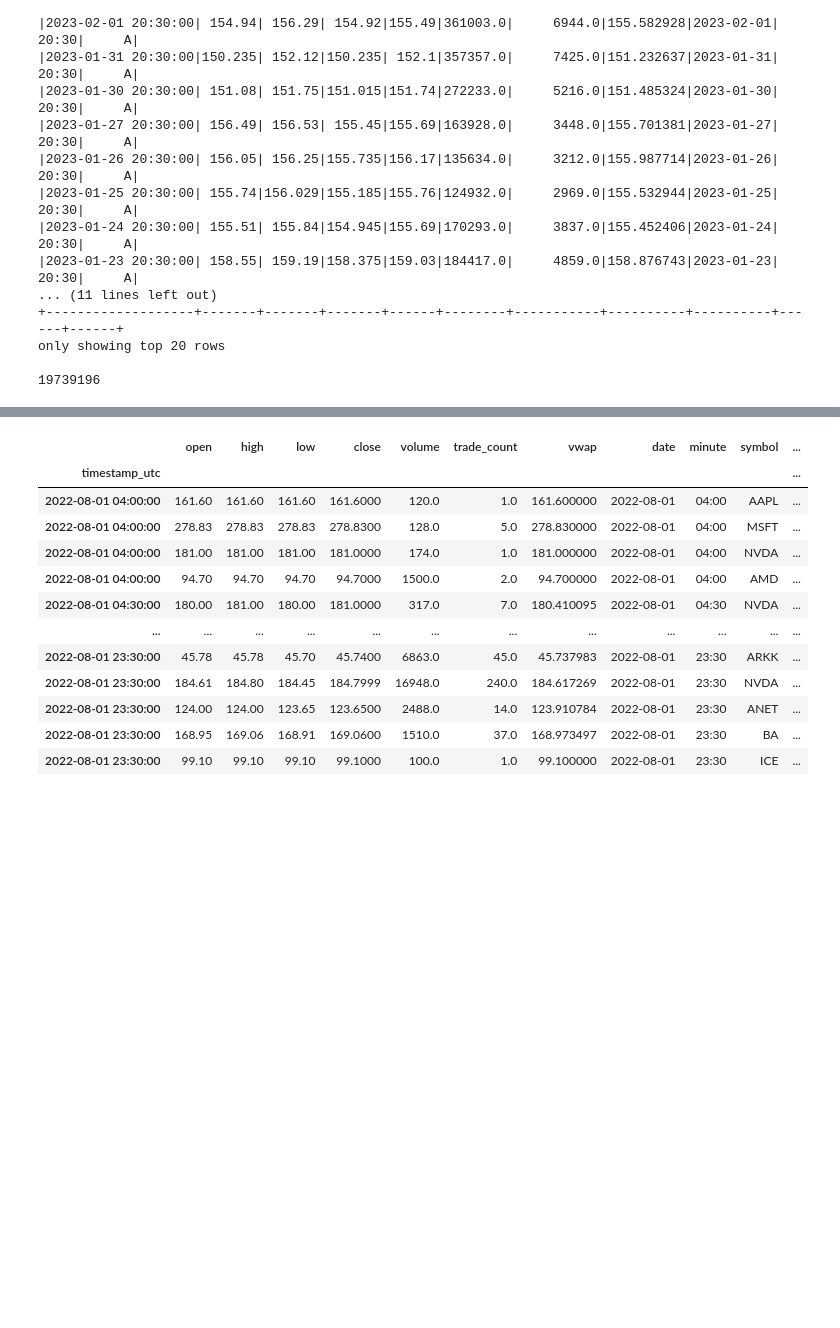
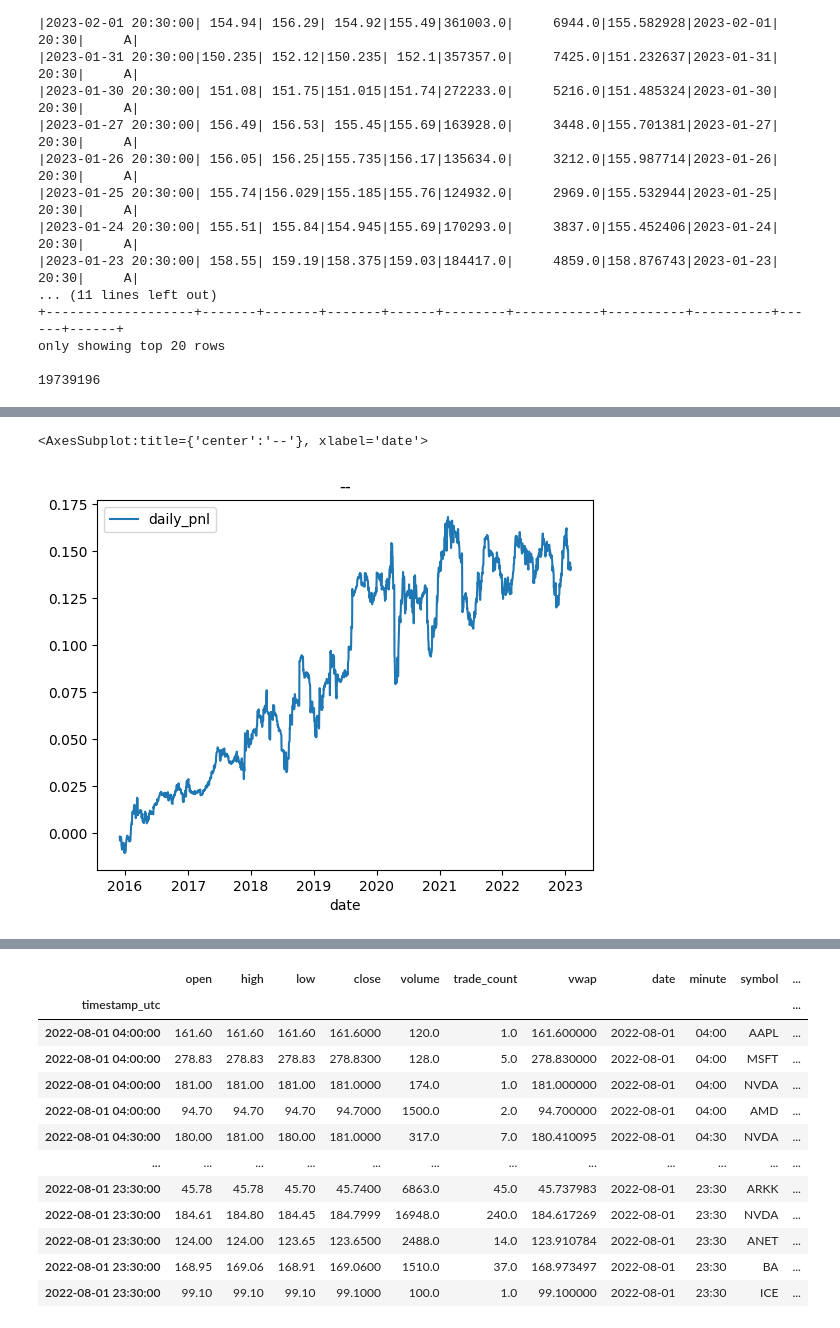
Before and after one commit to aws-samples/quant-research, a Jupyter notebook: src/notebooks/quant_research_examples/intraday_momentum.ipynb, the cells around one changed output, grey strips where cells are left out. Saved outputs shown, nothing was run; the diff lists cells and outputs as text; code cells hidden in the pictures; blank space fills up the shorter version.

```diff
--- a/src/notebooks/quant_research_examples/intraday_momentum.ipynb
+++ b/src/notebooks/quant_research_examples/intraday_momentum.ipynb
@@ -733,3 +814,12 @@ res_stats=first_last_df.where(py_f.col(f"symbol").isin(symbol_set)).groupBy('dat
+# %%
+symbol_subset=getattr(mdg,'fx_etf_symbols')+getattr(mdg,'crypto_mining_symbols')+getattr(mdg,'commod_etf_symbols')
+one_theme_df=first_last_df.where(py_f.col("symbol").isin(symbol_subset))
+one_theme_pd = (one_theme_df.groupBy('date').agg(py_f.mean(py_f.col('pnl_last')).alias('daily_pnl'))).toPandas()
+pandas_res_dict[one_theme]=one_theme_pd
+one_theme_pd.set_index('date').sort_index().cumsum().plot(title=f'--')
+# %% [output]
+<AxesSubplot:title={'center':'--'}, xlabel='date'>
+[figure, added]
 # %%
 plot_col = ['daily_pnl','daily_pnl_buy_hold']
 res_stats.set_index('date').sort_index()[plot_col].plot()#.cumsum().plot()
```
Also changed, not shown: parts of 20 cells of this notebook.
